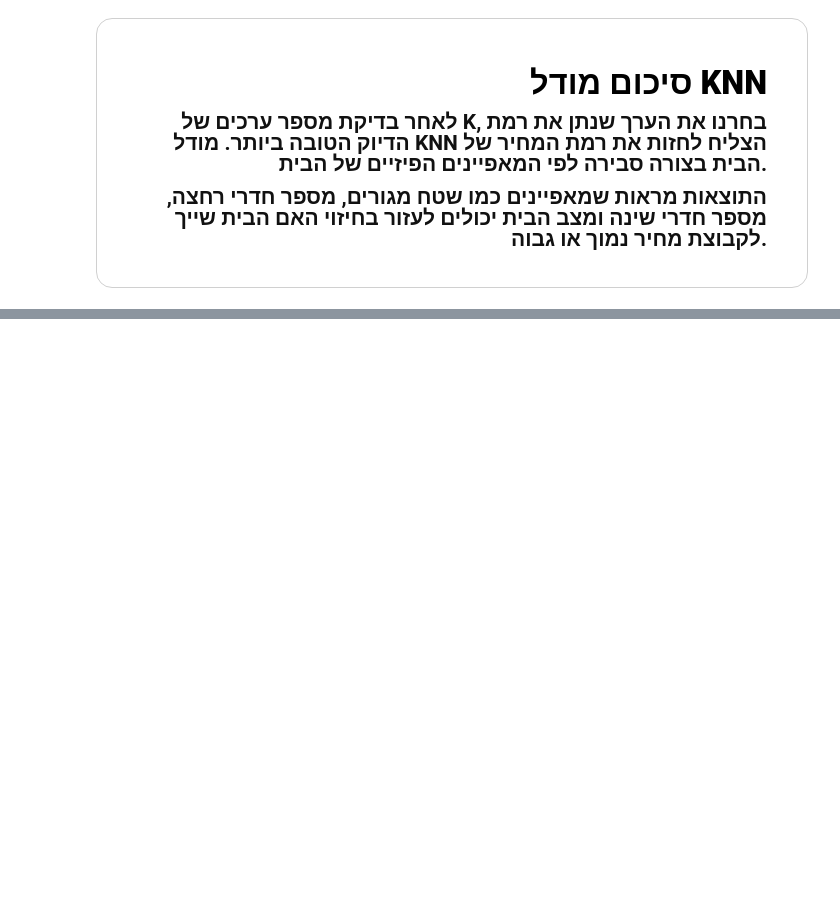
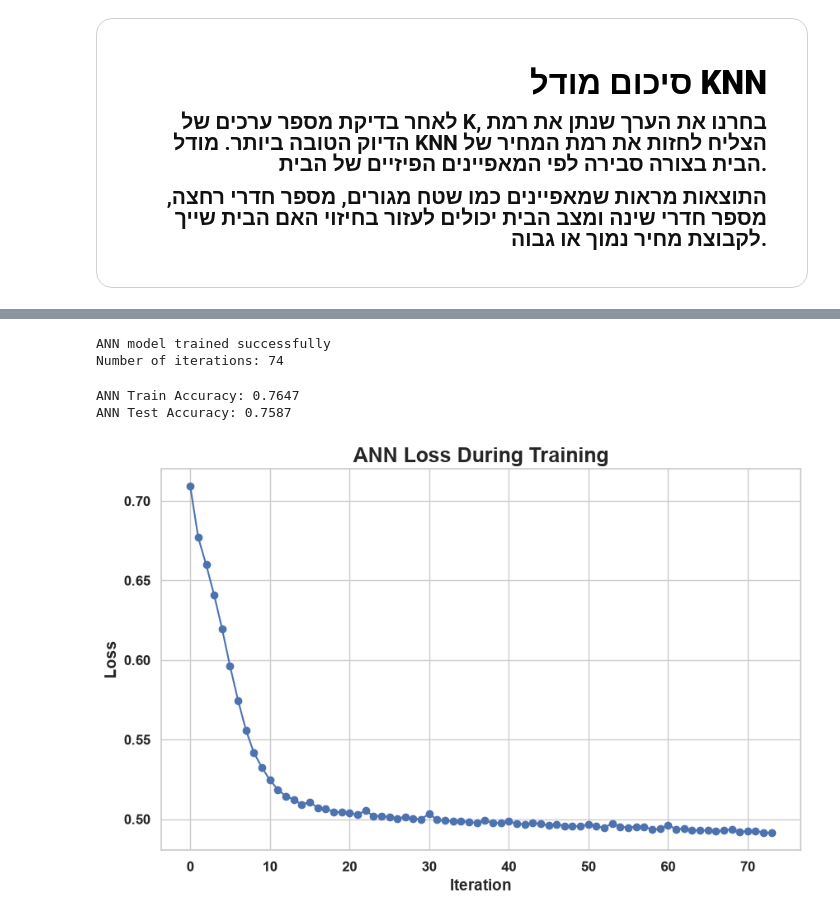
Before and after one commit to MhmdRayanm7/House-Price-Prediction-ML, a Jupyter notebook: notebooks/House_Price_Project.ipynb, the cells around one changed output, grey strips where cells are left out. Drawn from its saved outputs; the diff is of its cells as text; code cells hidden in the pictures; blank space fills up the shorter version.

Commit message:
Add ANN model training and evaluation

```diff
--- a/notebooks/House_Price_Project.ipynb
+++ b/notebooks/House_Price_Project.ipynb
@@ -1390,0 +1427,50 @@ weighted avg     0.7470    0.7467    0.7467       920
+# %%
+# Train ANN model using MLPClassifier
+
+ann_model = MLPClassifier(
+    hidden_layer_sizes=(64, 32),
+    activation="relu",
+    solver="adam",
+    max_iter=500,
+    random_state=41,
+    early_stopping=True,
+    validation_fraction=0.2,
+    n_iter_no_change=20
+)
+
+ann_model.fit(X_train_scaled, y_train)
+
+print("ANN model trained successfully")
+print("Number of iterations:", ann_model.n_iter_)
+# %% [output]
+ANN model trained successfully
+Number of iterations: 74
+# %%
+# Evaluate ANN accuracy
+
+ann_train_accuracy = ann_model.score(X_train_scaled, y_train)
+ann_test_accuracy = ann_model.score(X_test_scaled, y_test)
+
+print("ANN Train Accuracy:", round(ann_train_accuracy, 4))
+print("ANN Test Accuracy:", round(ann_test_accuracy, 4))
+# %% [output]
+ANN Train Accuracy: 0.7647
+ANN Test Accuracy: 0.7587
+# %%
+# Plot ANN loss curve
+
+plt.figure(figsize=(10, 6))
+
+plt.plot(ann_model.loss_curve_, marker="o")
+
+plt.title("ANN Loss During Training", fontsize=18, fontweight="bold")
+plt.xlabel("Iteration", fontsize=14, fontweight="bold")
+plt.ylabel("Loss", fontsize=14, fontweight="bold")
+
+plt.xticks(fontsize=12, fontweight="bold")
+plt.yticks(fontsize=12, fontweight="bold")
+
+plt.grid(True)
+plt.show()
+# %% [output]
+[figure, added]
```
Also changed, not shown: parts of 5 cells of this notebook.
